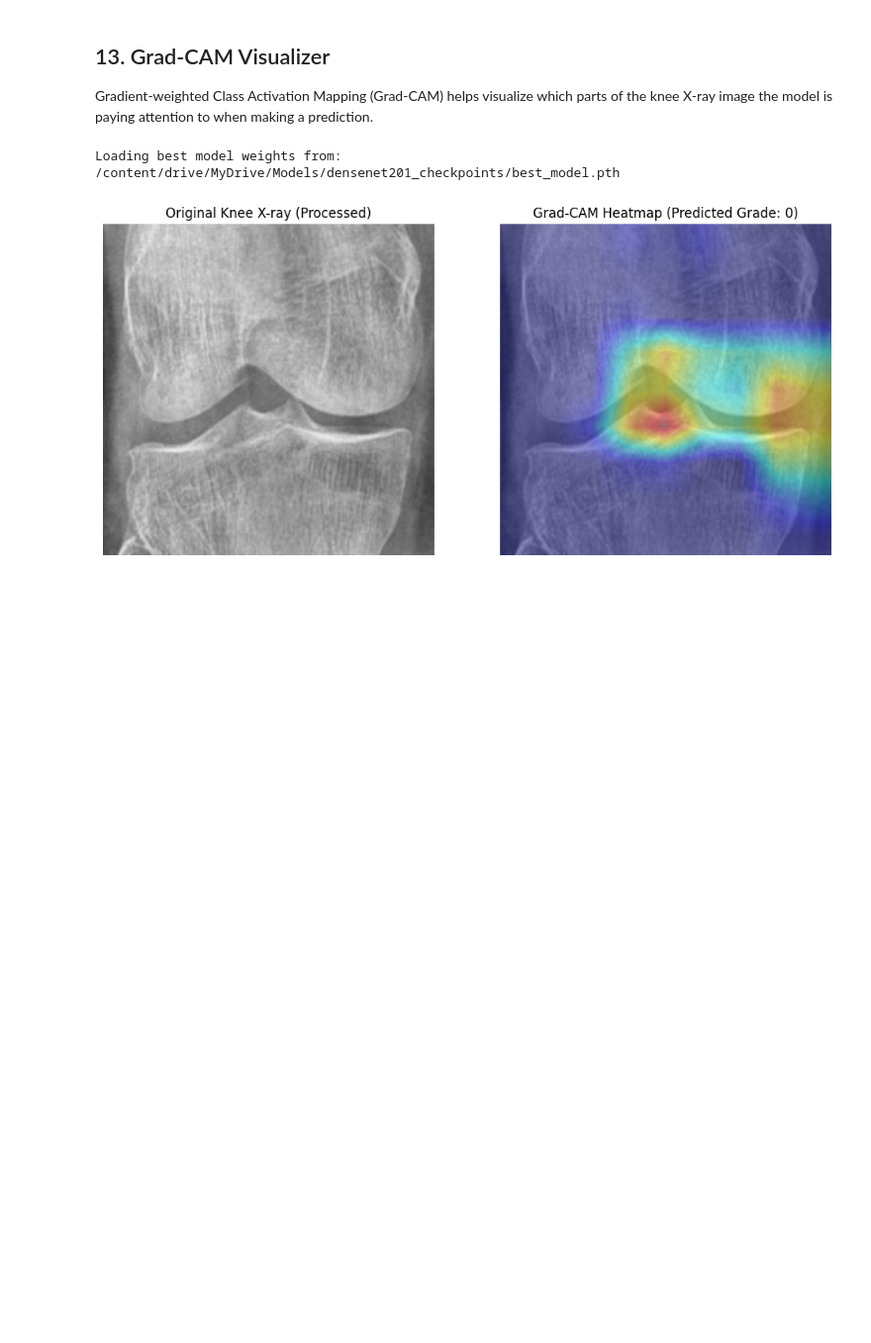
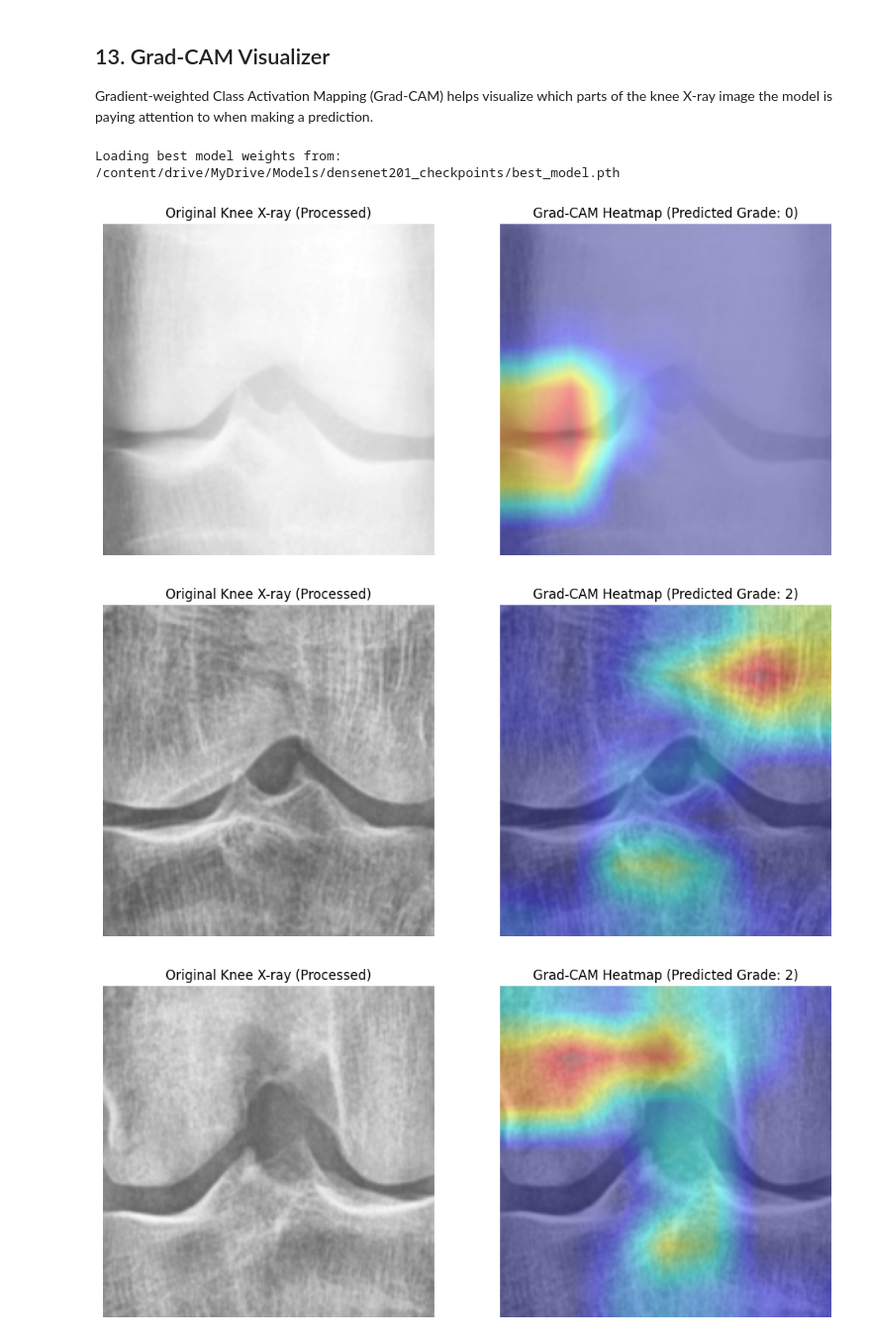
Before and after one commit to mkai-xlab/mkaix.healthsynml, a Jupyter notebook: notebooks/dense_net_201.ipynb, the cells around one changed output. Shown at 99% size. Cells and saved outputs as stored; diff of their text form; code cells hidden in the pictures; blank space fills up the shorter version.

```diff
--- a/notebooks/dense_net_201.ipynb
+++ b/notebooks/dense_net_201.ipynb
@@ -101,8 +101,8 @@ class TrainingConfig:
 
     # Early Stopping Options
     use_early_stopping = True         # True/False
-    early_stopping_patience_stage2 = 7 # Patience for Stage 2 (coarse tuning). Stops Stage 2 and transitions to Stage 3.
-    early_stopping_patience_stage3 = 5 # Patience for Stage 3 (fine-tuning). Stops entire training.
+    early_stopping_patience_stage2 = 12 # Patience for Stage 2 (coarse tuning). Stops Stage 2 and transitions to Stage 3.
+    early_stopping_patience_stage3 = 12 # Patience for Stage 3 (fine-tuning). Stops entire training.
 
     # Training Stage & Freezing Options
     # Options:
@@ -335,7 +335,8 @@ def get_transforms(img_size=300):
         transforms.RandomRotation(degrees=8),
         transforms.Resize((img_size, img_size)),
         transforms.ToTensor(),
-        transforms.RandomErasing(p=0.2, scale=(0.02, 0.1), ratio=(0.3, 3.3), value=0),
+        transforms.RandomErasing(p=0.8, scale=(0.02, 0.15), ratio=(0.3, 3.3), value=0),
+        transforms.RandomErasing(p=0.8, scale=(0.02, 0.15), ratio=(0.3, 3.3), value=0),
         transforms.Normalize(mean=[0.485, 0.456, 0.406], std=[0.229, 0.224, 0.225])
     ])
 
@@ -357,7 +358,8 @@ def get_transforms(img_size=300):
         transforms.RandomAffine(degrees=0, translate=(0.04, 0.04), scale=(0.97, 1.03)),
         transforms.Resize((img_size, img_size)),
         transforms.ToTensor(),
-        transforms.RandomErasing(p=0.3, scale=(0.02, 0.15), ratio=(0.3, 3.3), value=0),
+        transforms.RandomErasing(p=0.9, scale=(0.02, 0.15), ratio=(0.3, 3.3), value=0),
+        transforms.RandomErasing(p=0.9, scale=(0.02, 0.15), ratio=(0.3, 3.3), value=0),
         transforms.Normalize(mean=[0.485, 0.456, 0.406], std=[0.229, 0.224, 0.225])
     ])
 
@@ -1085,7 +1103,7 @@ for epoch in range(start_epoch, total_epochs):
             current_stage = "Standard"
 
     # Select dataloader
-    active_loader = train_loader if current_stage != "Stage 3" else train_loader_orig
+    active_loader = train_loader  # FIX: Keep balanced sampler in Stage 3 to prevent Grade 1 collapse
 
     # Fit & Evaluate
     train_loss, train_acc = model.fit(epoch, active_loader, optimizer, loss_type, device)
@@ -1139,7 +1157,7 @@ for epoch in range(start_epoch, total_epochs):
         else:
             stage2_counter += 1
             if getattr(TrainingConfig, "use_early_stopping", True) and stage2_counter >= getattr(TrainingConfig, "early_stopping_patience_stage2", 7):
-                print(f"Early Stopping Stage 2 triggered (patience={getattr(TrainingConfig, 'early_stopping_patience_stage2', 7)} reached). Transitioning to Stage 3!")
+                print(f"Early Stopping Stage 2 triggered (patience={getattr(TrainingConfig, 'early_stopping_patience_stage2', 12)} reached). Transitioning to Stage 3!")
                 # Fast-forward to Stage 3 start
                 skip_stage2_flag = True
                 checkpoint_state['skip_stage2_flag'] = True
@@ -1148,17 +1166,17 @@ for epoch in range(start_epoch, total_epochs):
                 torch.save(checkpoint_state, last_model_path)
 
     # Save final best Stage 3 model and check early stopping
-    if stage_name == "Stage 3":
+    if stage_name in ["Stage 3", "Standard"]:
         if val_qwk > best_val_qwk:
             best_val_qwk = val_qwk
             checkpoint_state['best_val_qwk'] = best_val_qwk
             torch.save(checkpoint_state, stage3_best_path)
-            print(f"--> Saved best Stage 3 final model checkpoint with QWK: {best_val_qwk:.4f}")
+            print(f"--> Saved best {stage_name} final model checkpoint with QWK: {best_val_qwk:.4f}")
             stage3_counter = 0
         else:
             stage3_counter += 1
             if getattr(TrainingConfig, "use_early_stopping", True) and stage3_counter >= getattr(TrainingConfig, "early_stopping_patience_stage3", 5):
-                print(f"Early Stopping Stage 3 triggered (patience={getattr(TrainingConfig, 'early_stopping_patience_stage3', 5)} reached). Training completed!")
+                print(f"Early Stopping {stage_name} triggered (patience={getattr(TrainingConfig, 'early_stopping_patience_stage3', 12)} reached). Training completed!")
                 torch.save(checkpoint_state, last_model_path)
                 break
 
@@ -1701,6 +1607,7 @@ def show_gradcam(image_path, model, target_layer, transform):
     img_processed = clahe(pad(img_rgb))
     img_resized = cv2.resize(img_processed, (IMG_SIZE, IMG_SIZE))
 
+
     # Tensor transform
     tensor = transform(img_rgb).unsqueeze(0).to(device)
 
@@ -1745,33 +1652,48 @@ def get_target_layer(model):
             return target
     # Fallback to the last Conv2d or BatchNorm2d of the entire model
     for module in reversed(list(model.modules())):
         if isinstance(module, (torch.nn.BatchNorm2d, torch.nn.Conv2d)):
             return module
     return None
 
 # Instantiate a new model instance for the best model
-best_model = DenseNet201Model(num_classes=5, pretrained=False, loss_type="corn")
+loss_type_current = TrainingConfig.loss_stage3 if TrainingConfig.training_pipeline == "3-stage" else (TrainingConfig.loss_stage2 if TrainingConfig.training_pipeline == "2-stage" else TrainingConfig.loss_standard)
+best_model = DenseNet201Model(num_classes=5, pretrained=False, loss_type=loss_type_current)
 
 # Path to the best checkpoint (checking Stage 2 best first, then general best)
 best_weight_path = os.path.join(TrainingConfig.checkpoint_dir, "best_model_stage2.pth")
 if not os.path.exists(best_weight_path):
     best_weight_path = os.path.join(TrainingConfig.checkpoint_dir, "best_model.pth")
 
 print(f"Loading best model weights from: {best_weight_path}")
 try:
     checkpoint = torch.load(best_weight_path, map_location=device, weights_only=False)
 except TypeError:
     checkpoint = torch.load(best_weight_path, map_location=device)
 
 best_model.load_state_dict(checkpoint['model_state_dict'])
 best_model = best_model.to(device)
 
 # Get the target layer from the loaded model
 target_layer = get_target_layer(best_model)
 
 # Example usage (replace with your image path):
-example_image_path = "/content/Datasets/kaggle_knee_osteoarthritis/test/2/9994363R.png"
+example_image_path = "/content/Datasets/kaggle_knee_osteoarthritis/test/0/9996086L.png"
 show_gradcam(example_image_path, best_model, target_layer, val_transform)
+
+example_image_path = "/content/Datasets/kaggle_knee_osteoarthritis/test/1/9994363L.png"
+show_gradcam(example_image_path, best_model, target_layer, val_transform)
+
+example_image_path = "/content/Datasets/kaggle_knee_osteoarthritis/test/2/9997381R.png"
+show_gradcam(example_image_path, best_model, target_layer, val_transform)
+
+example_image_path = "/content/Datasets/kaggle_knee_osteoarthritis/test/3/9954172L.png"
+show_gradcam(example_image_path, best_model, target_layer, val_transform)
+
+example_image_path = "/content/Datasets/kaggle_knee_osteoarthritis/test/4/9778632R.png"
+show_gradcam(example_image_path, best_model, target_layer, val_transform)
 # %% [output]
 Loading best model weights from: /content/drive/MyDrive/Models/densenet201_checkpoints/best_model.pth
-[figure, old version]
+[figure, new version]
+[figure, added]
+[figure, added]
```
Also changed, not shown: parts of 11 cells of this notebook, 36 other files.
